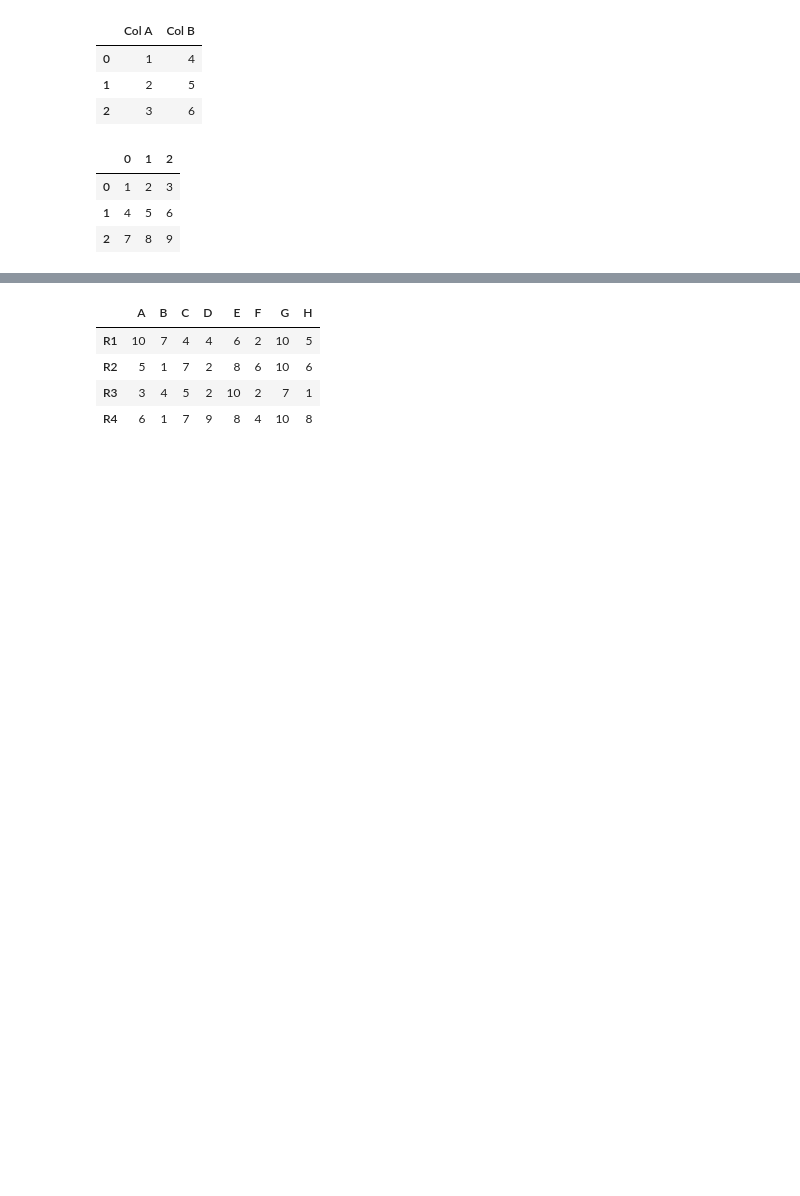
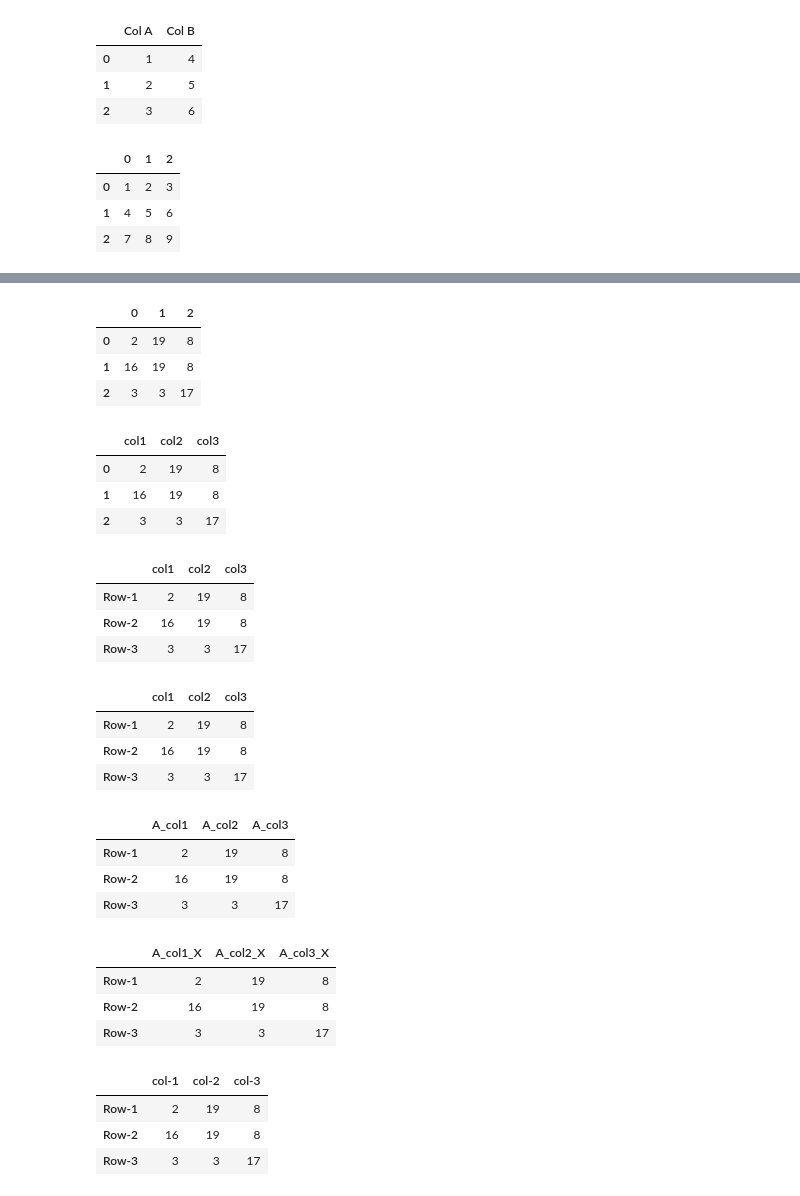
Before and after one commit to shahahmad-dev/Pandas_Basic_Operation, a Jupyter notebook: 01_pandas_basic.ipynb, the cells around one changed output, grey strips where cells are left out. Drawn from its saved outputs; the diff is of its cells as text; code cells hidden in the pictures; blank space fills up the shorter version.

```diff
--- a/01_pandas_basic.ipynb
+++ b/01_pandas_basic.ipynb
@@ -72,9 +79,62 @@ df
 # %%
-# rename columns
+df = pd.DataFrame(np.random.randint(1,21, size = (3,3)))
 df
 # %% [output]
-|  | A | B | C | D | E | F | G | H |
-| R1 | 10 | 7 | 4 | 4 | 6 | 2 | 10 | 5 |
-| R2 | 5 | 1 | 7 | 2 | 8 | 6 | 10 | 6 |
-| R3 | 3 | 4 | 5 | 2 | 10 | 2 | 7 | 1 |
-| R4 | 6 | 1 | 7 | 9 | 8 | 4 | 10 | 8 |
+|  | 0 | 1 | 2 |
+| 0 | 2 | 19 | 8 |
+| 1 | 16 | 19 | 8 |
+| 2 | 3 | 3 | 17 |
+# %%
+# Change colums name
+df.columns=['col1', 'col2','col3']
+df
+# %% [output]
+|  | col1 | col2 | col3 |
+| 0 | 2 | 19 | 8 |
+| 1 | 16 | 19 | 8 |
+| 2 | 3 | 3 | 17 |
+# %%
+# Change rows name
+df.index=["Row-1", "Row-2", "Row-3"]
+df
+# %% [output]
+|  | col1 | col2 | col3 |
+| Row-1 | 2 | 19 | 8 |
+| Row-2 | 16 | 19 | 8 |
+| Row-3 | 3 | 3 | 17 |
+# %%
+# to replace any charactor or string
+df.columns = df.columns.str.replace("-","_")
+
+df
+# %% [output]
+|  | col1 | col2 | col3 |
+| Row-1 | 2 | 19 | 8 |
+| Row-2 | 16 | 19 | 8 |
+| Row-3 | 3 | 3 | 17 |
+# %%
+# adding perfix in columns
+df = df.add_prefix("A_")
+df
+# %% [output]
+|  | A_col1 | A_col2 | A_col3 |
+| Row-1 | 2 | 19 | 8 |
+| Row-2 | 16 | 19 | 8 |
+| Row-3 | 3 | 3 | 17 |
+# %%
+# adding suffix in columns
+df = df.add_suffix("_X")
+df
+# %% [output]
+|  | A_col1_X | A_col2_X | A_col3_X |
+| Row-1 | 2 | 19 | 8 |
+| Row-2 | 16 | 19 | 8 |
+| Row-3 | 3 | 3 | 17 |
+# %%
+df.columns=["col-1", "col-2", 'col-3']
+df
+# %% [output]
+|  | col-1 | col-2 | col-3 |
+| Row-1 | 2 | 19 | 8 |
+| Row-2 | 16 | 19 | 8 |
+| Row-3 | 3 | 3 | 17 |
```
Also changed, not shown: parts of 14 cells of this notebook.
